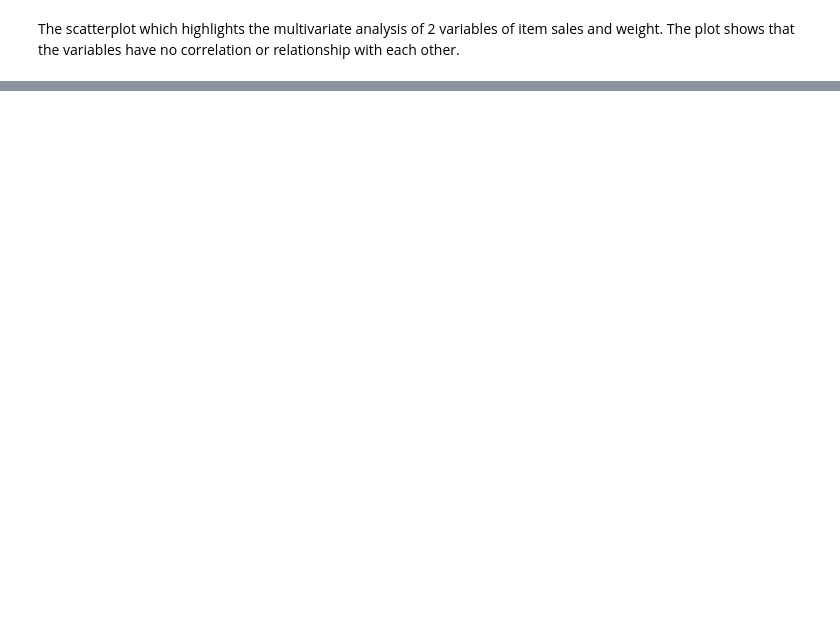
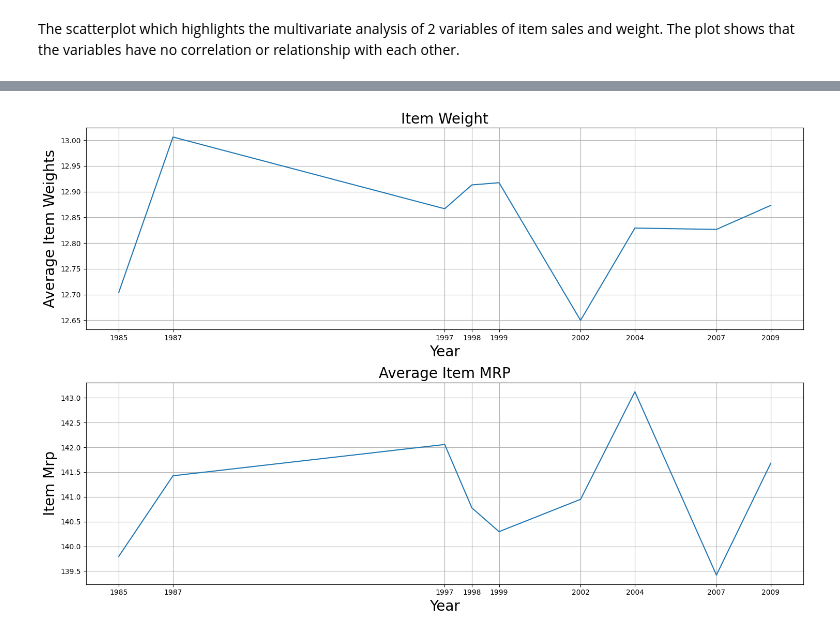
Before and after one commit to NotMaj/sales-predictions, a Jupyter notebook: Project_1.ipynb, the cells around one changed output, grey strips where cells are left out. Cells and saved outputs as stored; diff of their text form; code cells hidden in the pictures; blank space fills up the shorter version.

```diff
--- a/Project_1.ipynb
+++ b/Project_1.ipynb
@@ -318,0 +327,23 @@ Name: Item_Outlet_Sales, dtype: int64
+# %%
+year = df.groupby('Outlet_Establishment_Year').mean()
+
+#Create figure with 2 subplots
+fig, axes = plt.subplots(2,1, figsize=(15,10))
+
+axes[0].plot(year.index, year['Item_Weight'])
+axes[0].set_title('Item Weight', fontsize=20)
+axes[0].set_ylabel('Average Item Weights', fontsize=20)
+axes[0].set_xlabel("Year", fontsize=20)
+axes[0].set_xticks(year.index)
+axes[0].grid()
+
+axes[1].plot(year.index, year['Item_MRP'])
+axes[1].set_title('Average Item MRP', fontsize=20)
+axes[1].set_ylabel('Item Mrp', fontsize=20)
+axes[1].set_xlabel("Year", fontsize=20)
+axes[1].set_xticks(year.index)
+axes[1].grid()
+
+plt.tight_layout();
+# %% [output]
+[figure, added]
```
Also changed, not shown: parts of 10 cells of this notebook.
